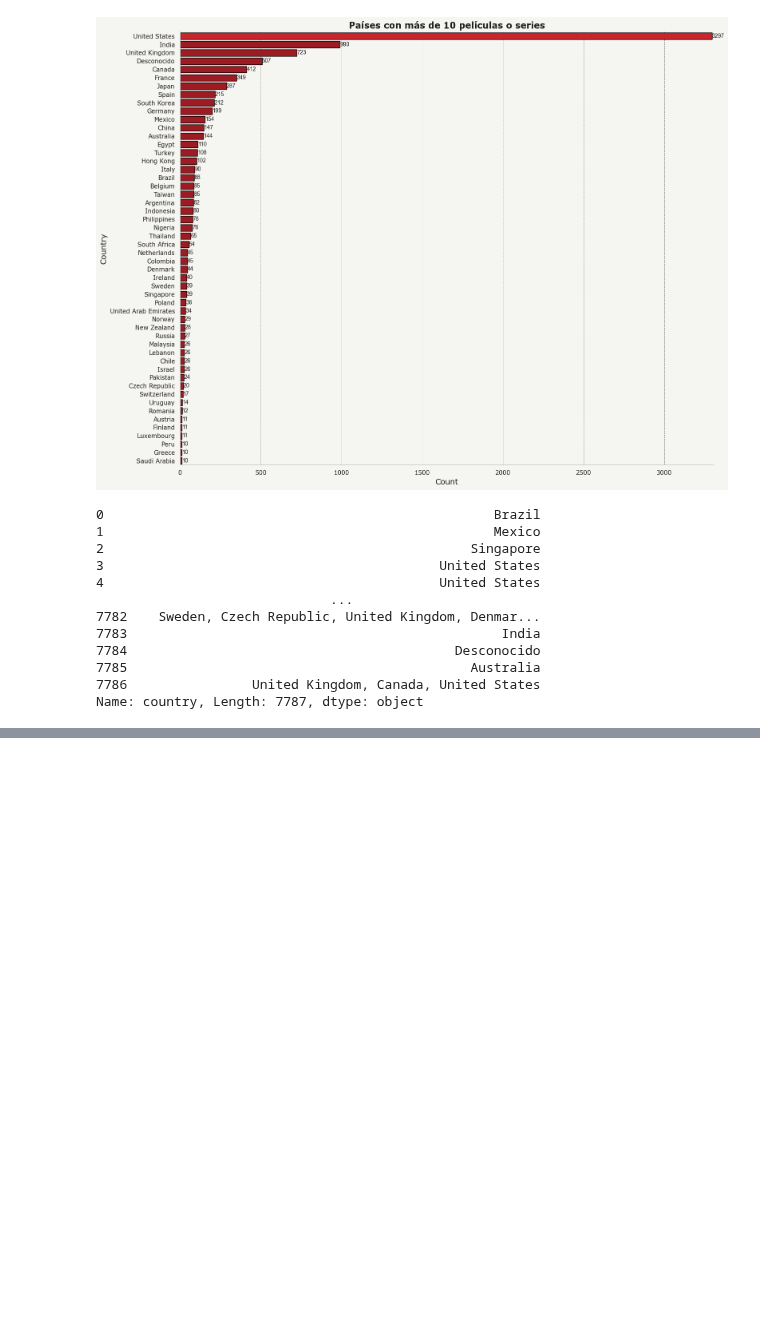
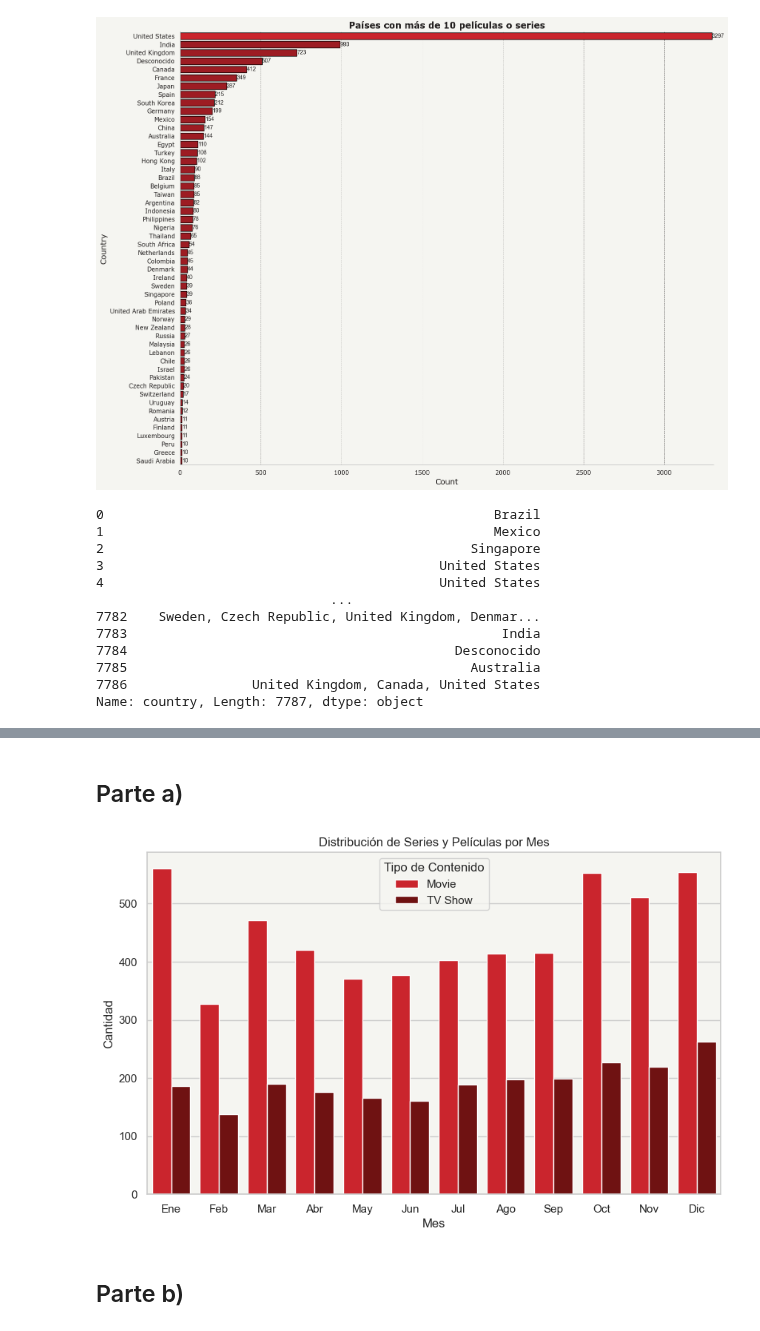
Before and after one commit to phobbins/AnalisisDatos, a Jupyter notebook: Practico 2/practico2.ipynb, the cells around one changed output, grey strips where cells are left out. Cells and saved outputs as stored; diff of their text form; code cells hidden in the pictures; blank space fills up the shorter version.

```diff
--- a/Practico 2/practico2.ipynb
+++ b/Practico 2/practico2.ipynb
@@ -410,0 +396,26 @@ Name: country, Length: 7787, dtype: object
+# %% [markdown]
+## Parte a)
+# %%
+# Convertir 'date_added' a formato datetime y extraer el mes
+df['date_added'] = pd.to_datetime(df['date_added'], errors='coerce')
+df['month_added'] = df['date_added'].dt.month
+
+# Agrupar por mes y tipo (series o películas)
+content_by_month = df.groupby(['month_added', 'type']).size().reset_index(name='count')
+
+# Configurar la paleta de colores sugerida
+colors = ['#e50914', '#7f0202']
+
+# Graficar la distribución de series y películas por mes
+plt.figure(figsize=(10, 6))
+sns.barplot(data=content_by_month, x='month_added', y='count', hue='type', palette=colors)
+plt.title('Distribución de Series y Películas por Mes')
+plt.xlabel('Mes')
+plt.ylabel('Cantidad')
+plt.xticks(ticks=range(0, 12), labels=['Ene', 'Feb', 'Mar', 'Abr', 'May', 'Jun', 'Jul', 'Ago', 'Sep', 'Oct', 'Nov', 'Dic'])
+plt.legend(title='Tipo de Contenido')
+plt.show()
+# %% [output]
+[figure, added]
+# %% [markdown]
+## Parte b)
```
Also changed, not shown: parts of 30 cells of this notebook.
